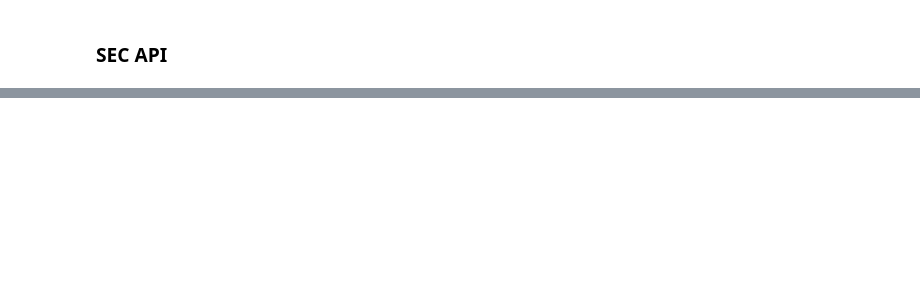
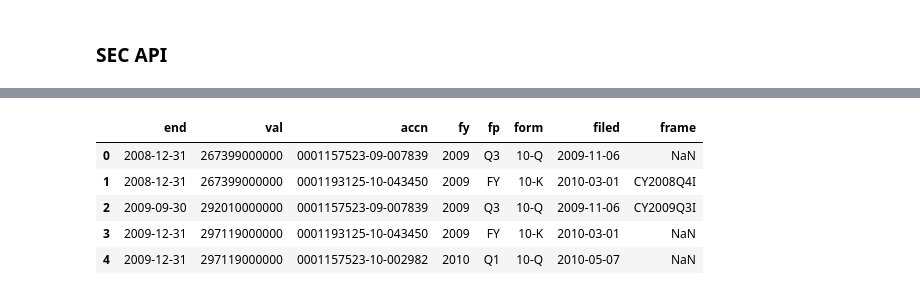
Before and after one commit to aariyur/WISDM, a Jupyter notebook: WISDM.ipynb, the cells around one changed output, grey strips where cells are left out. Saved outputs shown, nothing was run; the diff lists cells and outputs as text; code cells hidden in the pictures; blank space fills up the shorter version.

```diff
--- a/WISDM.ipynb
+++ b/WISDM.ipynb
@@ -49,19 +142,20 @@ print(filings)
-# %%
-import json
-
-with open('filings.json', 'w') as f:
-    json.dump(filings, f)
-# %%
-import json
-import dict2xml
-
-# Open the JSON file and load its content into a dictionary
-# Specify the encoding of your JSON file (e.g. UTF-8)
-
-# Convert the dictionary into an XML string
-filings_xml = dict2xml.dict2xml(filings)
-
-# Write the XML string to a new file
-# Specify the encoding of your XML file (e.g. UTF-8)
-with open('filings.xml', 'w', encoding='ISO-8859-1') as f:
-    f.write(filings_xml)
+# %%
+companyConcept = requests.get(
+    (
+    f'https://data.sec.gov/api/xbrl/companyconcept/CIK{cik}'
+     f'/us-gaap/Assets.json'
+    ),
+    headers=headers
+    )
+# %%
+assetsData = pd.DataFrame.from_dict((
+               companyConcept.json()['units']['USD']))
+# %%
+assetsData.head()
+# %% [output]
+|  | end | val | accn | fy | fp | form | filed | frame |
+| 0 | 2008-12-31 | 267399000000 | 0001157523-09-007839 | 2009 | Q3 | 10-Q | 2009-11-06 | NaN |
+| 1 | 2008-12-31 | 267399000000 | 0001193125-10-043450 | 2009 | FY | 10-K | 2010-03-01 | CY2008Q4I |
+| 2 | 2009-09-30 | 292010000000 | 0001157523-09-007839 | 2009 | Q3 | 10-Q | 2009-11-06 | CY2009Q3I |
+| 3 | 2009-12-31 | 297119000000 | 0001193125-10-043450 | 2009 | FY | 10-K | 2010-03-01 | NaN |
+| 4 | 2009-12-31 | 297119000000 | 0001157523-10-002982 | 2010 | Q1 | 10-Q | 2010-05-07 | NaN |
```
Also changed, not shown: parts of 17 cells of this notebook, 2 other files.
